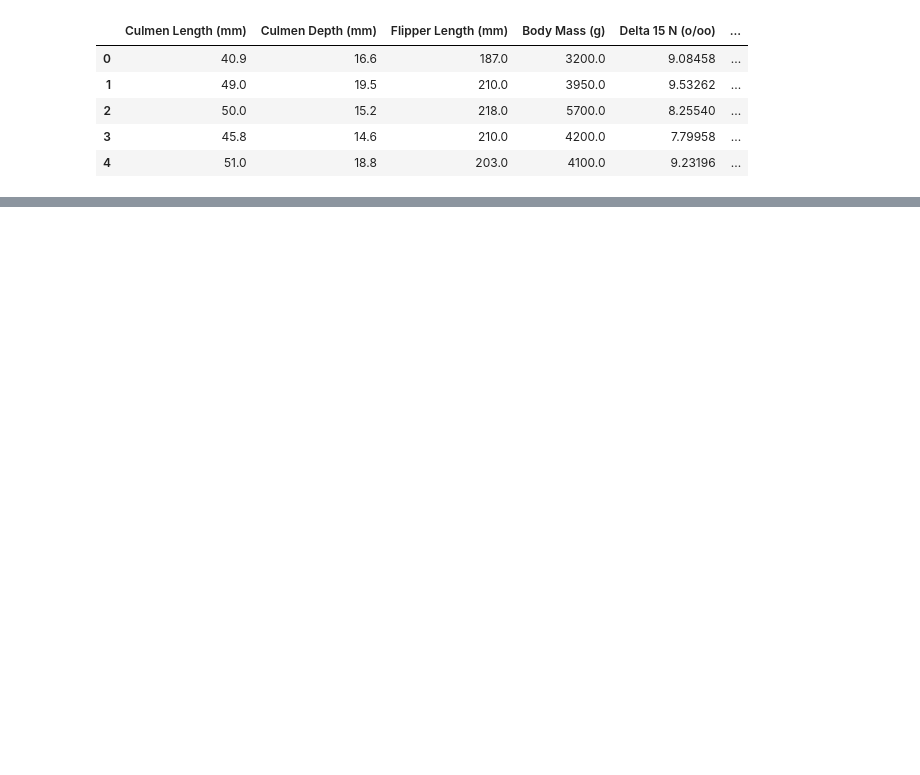
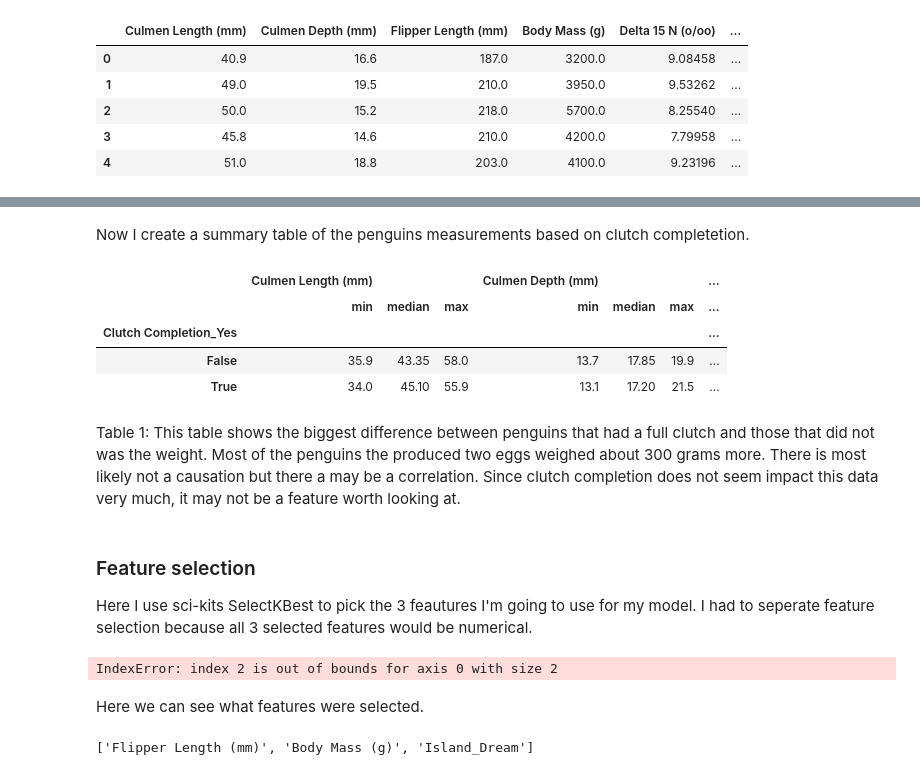
Before and after one commit to EpicET/EpicET.github.io, a Jupyter notebook: posts/blog1/index.ipynb, the cells around one changed output, grey strips where cells are left out. Cells and saved outputs as stored; diff of their text form; code cells hidden in the pictures; blank space fills up the shorter version.

```diff
--- a/posts/blog1/index.ipynb
+++ b/posts/blog1/index.ipynb
@@ -79,0 +83,43 @@ array(['Culmen Length (mm)', 'Culmen Depth (mm)', 'Flipper Length (mm)',
+# %% [markdown]
+Now I create a summary table of the penguins measurements based on clutch completetion.
+# %%
+table = X_train[["Clutch Completion_Yes", "Culmen Length (mm)", "Culmen Depth (mm)", "Flipper Length (mm)", "Body Mass (g)"]]
+table.groupby("Clutch Completion_Yes").aggregate(['min', 'median', 'max'])
+# %% [output]
+|  | Culmen Length (mm) |  |  | Culmen Depth (mm) |  |  | ... |
+|  | min | median | max | min | median | max | ... |
+| Clutch Completion_Yes |  |  |  |  |  |  | ... |
+| False | 35.9 | 43.35 | 58.0 | 13.7 | 17.85 | 19.9 | ... |
+| True | 34.0 | 45.10 | 55.9 | 13.1 | 17.20 | 21.5 | ... |
+# %% [markdown]
+Table 1: This table shows the biggest difference between penguins that had a full clutch and those that did not was the weight. Most of the penguins the produced two eggs weighed about 300 grams more. There is most likely not a causation but there a may be a correlation. Since clutch completion does not seem impact this data very much, it may not be a feature worth looking at.
+# %% [markdown]
+### Feature selection
+
+Here I use sci-kits SelectKBest to pick the 3 feautures I'm going to use for my model. I had to seperate feature selection because all 3 selected features would be numerical.
+# %%
+from sklearn.feature_selection import SelectKBest, f_classif, chi2
+
+# Selecting 2 numerical feature
+quant = ['Culmen Length (mm)', 'Culmen Depth (mm)', 'Flipper Length (mm)', 'Body Mass (g)']
+sel1 = SelectKBest(chi2, k=2)
+sel1.fit_transform(X_train[quant], y_train)
+f1 = sel1.get_feature_names_out()
+
+cols = list(f1)
+
+# Selecting 1 categorical feature
+qual = ["Clutch Completion_Yes", "Clutch Completion_No", "Island_Biscoe", "Island_Dream", "Island_Torgersen", "Sex_FEMALE", "Sex_MALE"]
+sel2 = SelectKBest(chi2, k=2)
+sel2.fit_transform(X_train[qual], y_train)
+f2 = sel2.get_feature_names_out()
+
+cols.append(f2[1])
+# %% [output]
+IndexError: index 2 is out of bounds for axis 0 with size 2
+# %% [markdown]
+Here we can see what features were selected.
+# %%
+cols
+# %% [output]
+['Flipper Length (mm)', 'Body Mass (g)', 'Island_Dream']
```
Also changed, not shown: parts of 21 cells of this notebook.
